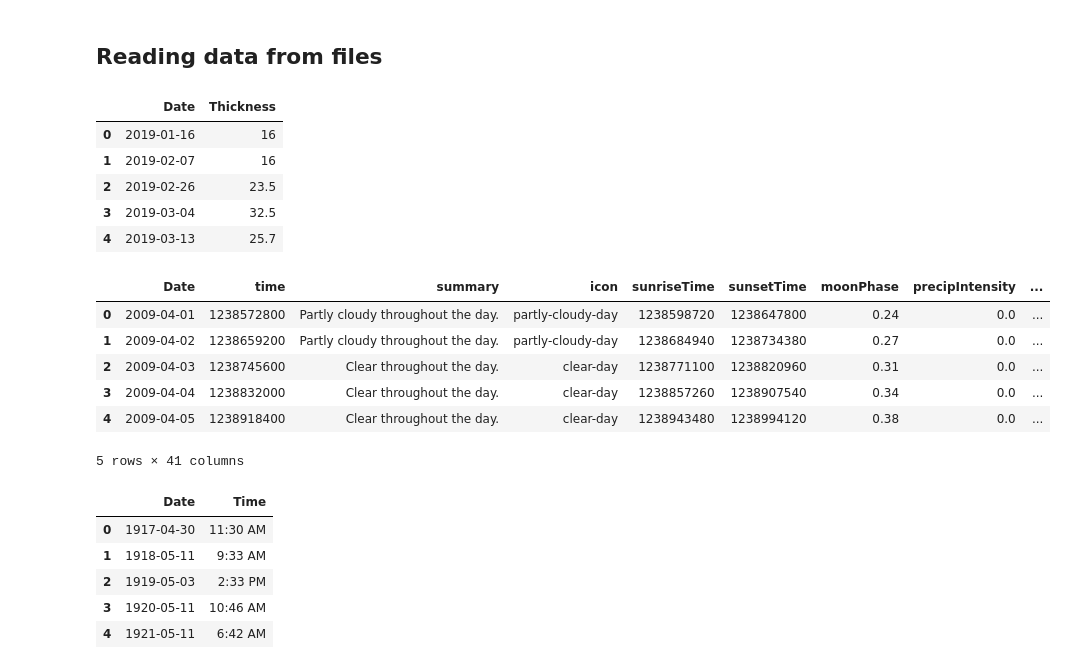
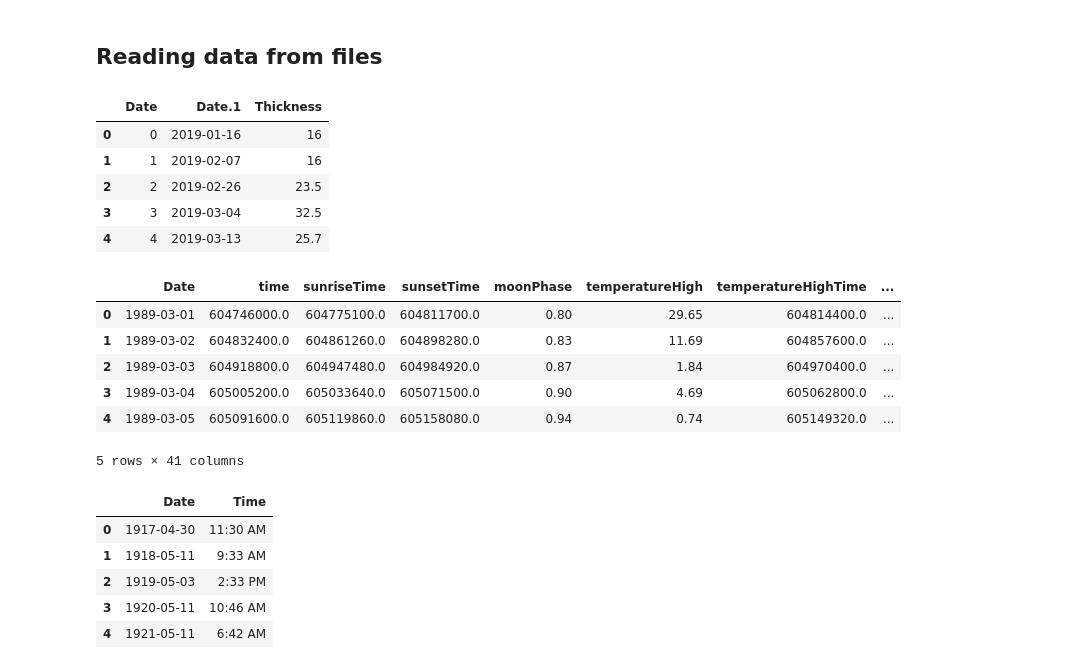
Before and after one commit to dwalkup/NIC_prediction, a Jupyter notebook: notebooks/ice_classic_data.ipynb, the cells around one changed output. Cells and saved outputs as stored; diff of their text form; code cells hidden in the pictures.

Commit message:
add documentation to ice_classic_data notebook; increase date range of collected data in cleaned_data.csv; remove more features from data up front

```diff
--- a/notebooks/ice_classic_data.ipynb
+++ b/notebooks/ice_classic_data.ipynb
@@ -16,25 +20,25 @@ import gc
 # %% [markdown]
 ## Reading data from files
 # %%
-ice_df = pd.read_csv('../data/ice_thickness_2009-2019.csv')
+ice_df = pd.read_csv('../data/raw_ice_thickness_1989-2019.csv')
 ice_df.head()
 # %% [output]
-|  | Date | Thickness |
-| 0 | 2019-01-16 | 16 |
-| 1 | 2019-02-07 | 16 |
-| 2 | 2019-02-26 | 23.5 |
-| 3 | 2019-03-04 | 32.5 |
-| 4 | 2019-03-13 | 25.7 |
+|  | Date | Date.1 | Thickness |
+| 0 | 0 | 2019-01-16 | 16 |
+| 1 | 1 | 2019-02-07 | 16 |
+| 2 | 2 | 2019-02-26 | 23.5 |
+| 3 | 3 | 2019-03-04 | 32.5 |
+| 4 | 4 | 2019-03-13 | 25.7 |
 # %%
-weather_df = pd.read_csv('../data/weather_2009-2020.csv')
+weather_df = pd.read_csv('../data/raw_weather_1989-2020.csv')
 weather_df.head()
 # %% [output]
-|  | Date | time | summary | icon | sunriseTime | sunsetTime | moonPhase | precipIntensity | ... |
-| 0 | 2009-04-01 | 1238572800 | Partly cloudy throughout the day. | partly-cloudy-day | 1238598720 | 1238647800 | 0.24 | 0.0 | ... |
-| 1 | 2009-04-02 | 1238659200 | Partly cloudy throughout the day. | partly-cloudy-day | 1238684940 | 1238734380 | 0.27 | 0.0 | ... |
-| 2 | 2009-04-03 | 1238745600 | Clear throughout the day. | clear-day | 1238771100 | 1238820960 | 0.31 | 0.0 | ... |
-| 3 | 2009-04-04 | 1238832000 | Clear throughout the day. | clear-day | 1238857260 | 1238907540 | 0.34 | 0.0 | ... |
-| 4 | 2009-04-05 | 1238918400 | Clear throughout the day. | clear-day | 1238943480 | 1238994120 | 0.38 | 0.0 | ... |
+|  | Date | time | sunriseTime | sunsetTime | moonPhase | temperatureHigh | temperatureHighTime | ... |
+| 0 | 1989-03-01 | 604746000.0 | 604775100.0 | 604811700.0 | 0.80 | 29.65 | 604814400.0 | ... |
+| 1 | 1989-03-02 | 604832400.0 | 604861260.0 | 604898280.0 | 0.83 | 11.69 | 604857600.0 | ... |
+| 2 | 1989-03-03 | 604918800.0 | 604947480.0 | 604984920.0 | 0.87 | 1.84 | 604970400.0 | ... |
+| 3 | 1989-03-04 | 605005200.0 | 605033640.0 | 605071500.0 | 0.90 | 4.69 | 605062800.0 | ... |
+| 4 | 1989-03-05 | 605091600.0 | 605119860.0 | 605158080.0 | 0.94 | 0.74 | 605149320.0 | ... |
 5 rows × 41 columns
 # %%
 winners_df = pd.read_csv('../data/ice_classic_winning_times.csv')
```
Also changed, not shown: parts of 92 cells of this notebook, 1 other file.
